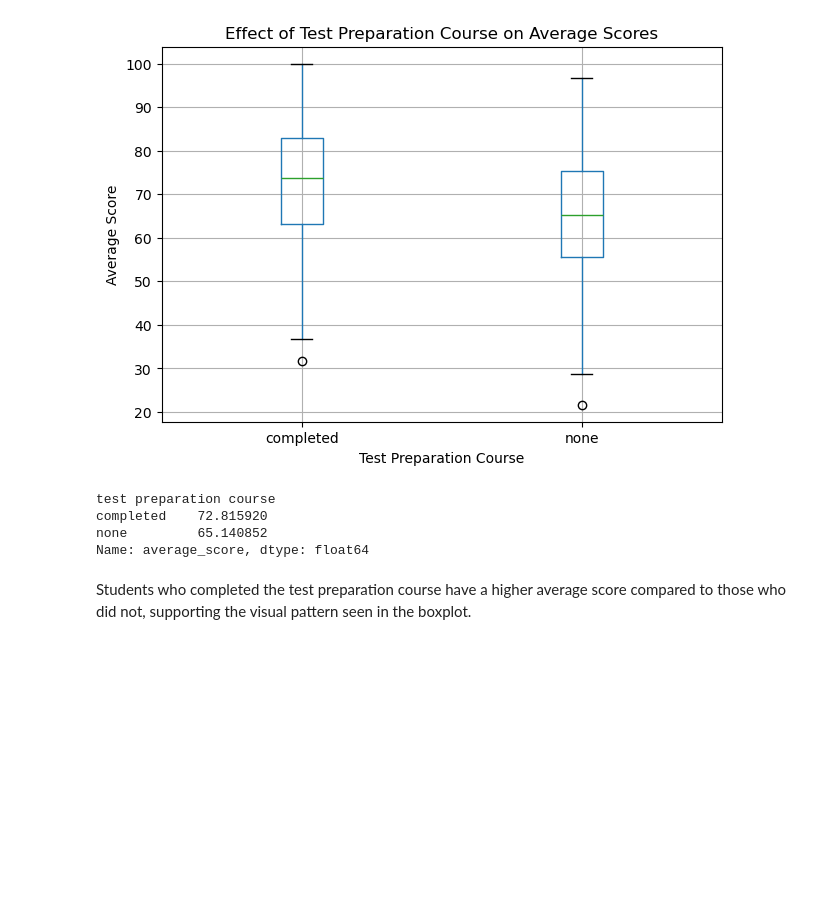
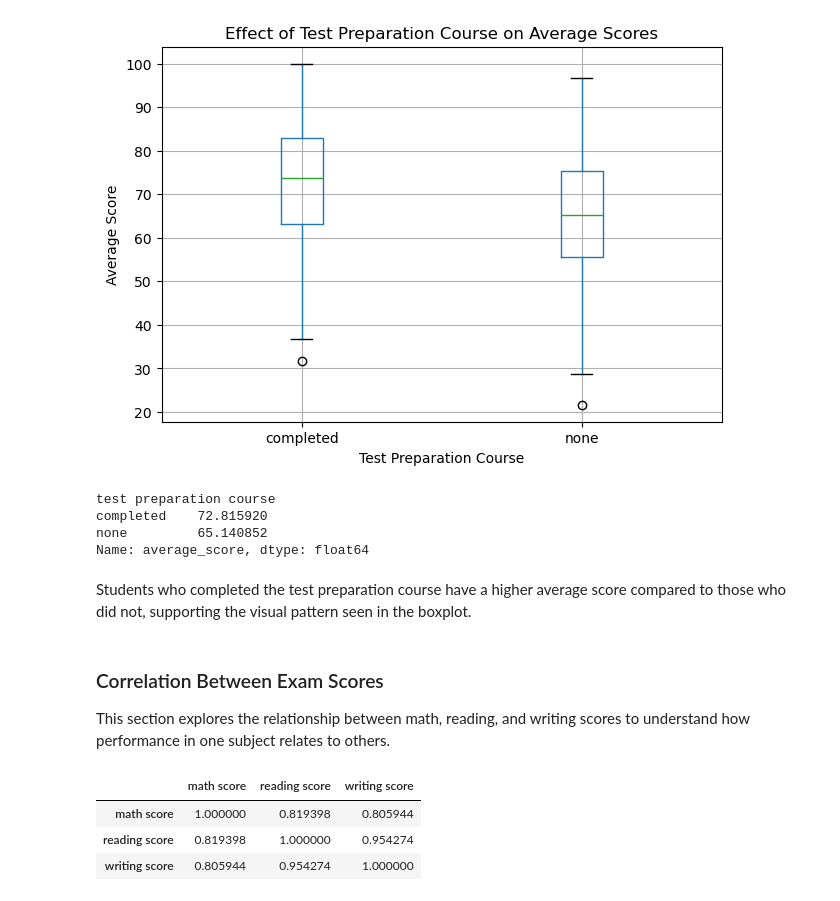
Before and after one commit to Amiralious/student-scores-analysis, a Jupyter notebook: analysis.ipynb, the cells around one changed output. Drawn from its saved outputs; the diff is of its cells as text; code cells hidden in the pictures; blank space fills up the shorter version.

```diff
--- a/analysis.ipynb
+++ b/analysis.ipynb
@@ -191,3 +191,13 @@ Name: average_score, dtype: float64
 # %% [markdown]
 Students who completed the test preparation course have a higher average score
 compared to those who did not, supporting the visual pattern seen in the boxplot.
+# %% [markdown]
+### Correlation Between Exam Scores
+This section explores the relationship between math, reading, and writing scores to understand how performance in one subject relates to others.
+# %%
+df[["math score", "reading score", "writing score"]].corr()
+# %% [output]
+|  | math score | reading score | writing score |
+| math score | 1.000000 | 0.819398 | 0.805944 |
+| reading score | 0.819398 | 1.000000 | 0.954274 |
+| writing score | 0.805944 | 0.954274 | 1.000000 |
```
Also changed, not shown: parts of 2 cells of this notebook.
